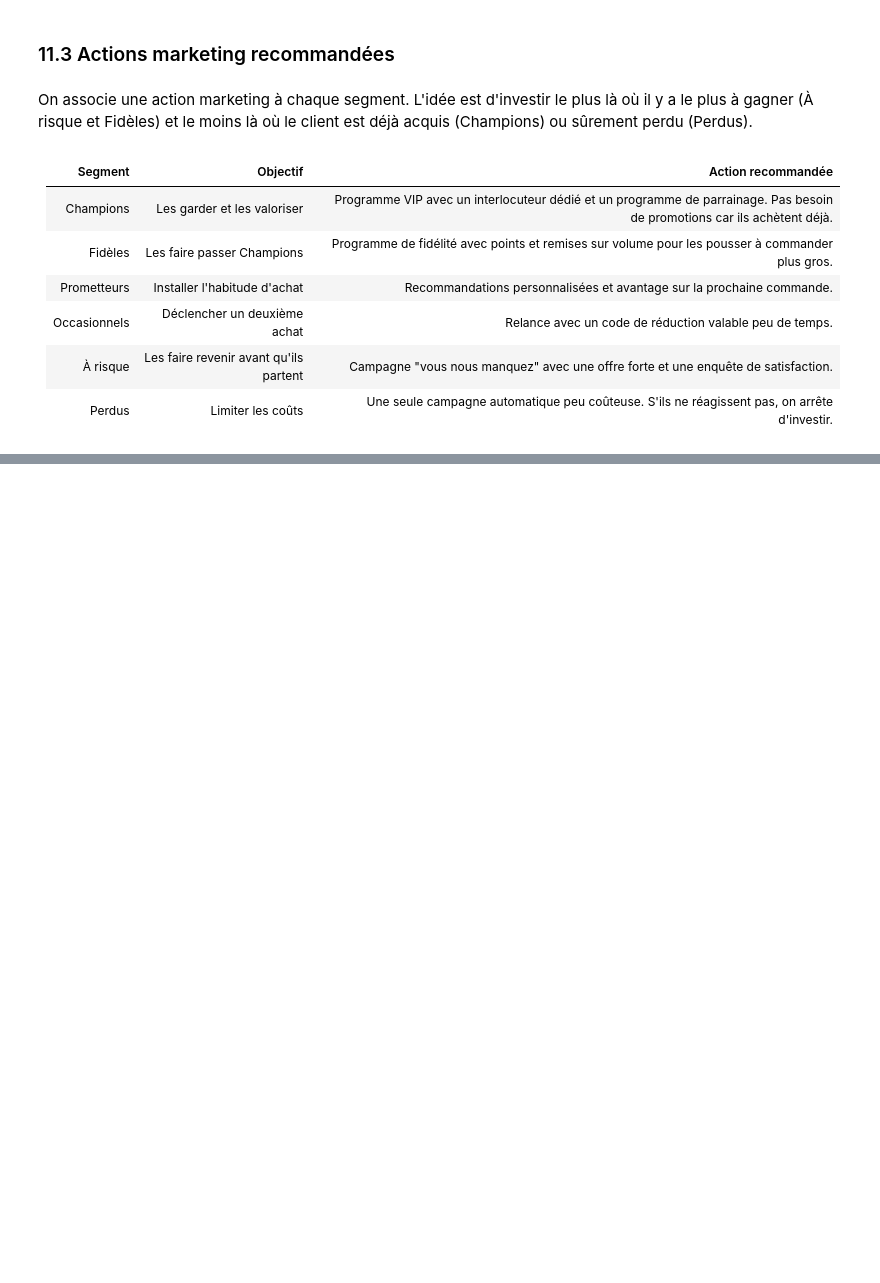
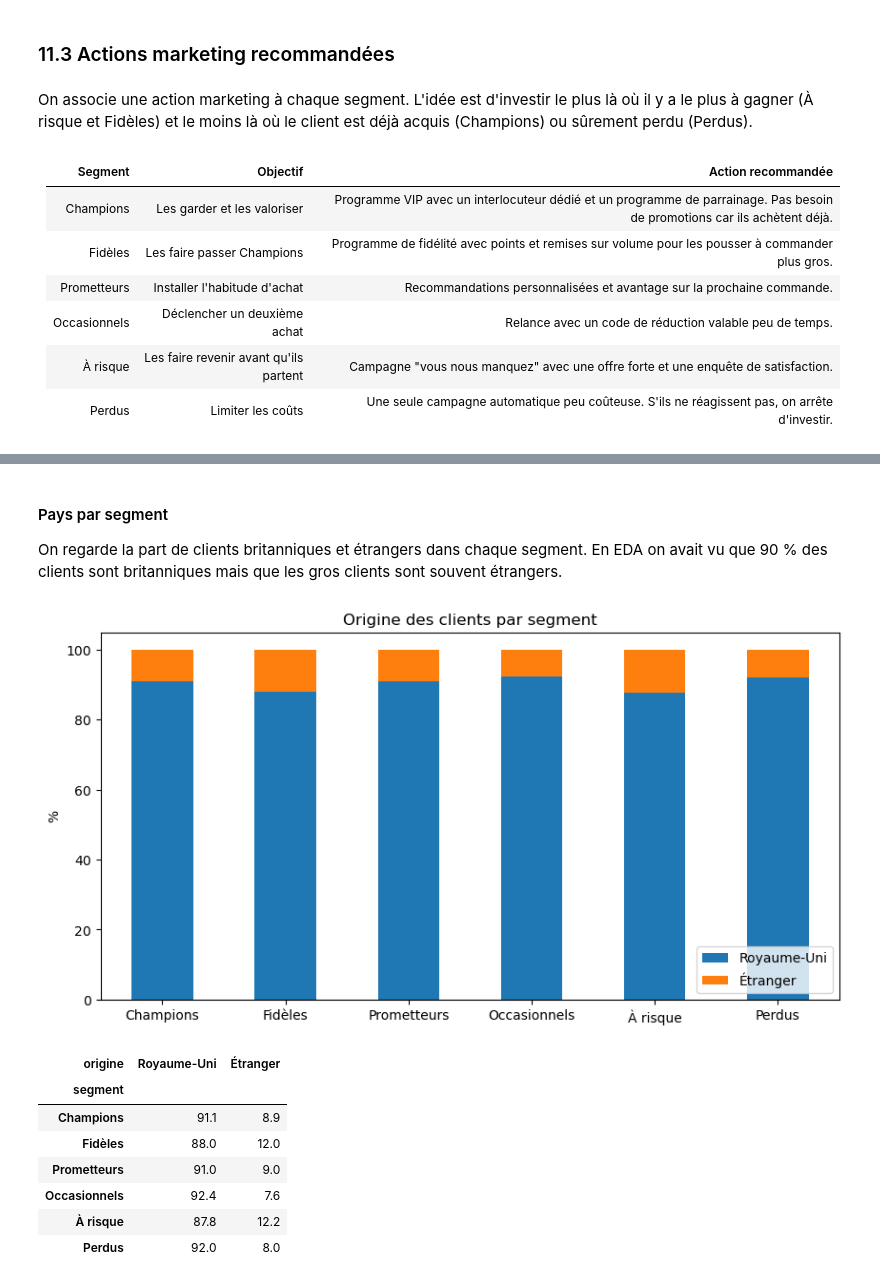
Before and after one commit to Zohair69/globalshop-rfm, a Jupyter notebook: notebooks/online_retail_clustering_rfm.ipynb, the cells around one changed output, grey strips where cells are left out. Cells and saved outputs as stored; diff of their text form; code cells hidden in the pictures; blank space fills up the shorter version.

```diff
--- a/notebooks/online_retail_clustering_rfm.ipynb
+++ b/notebooks/online_retail_clustering_rfm.ipynb
@@ -1880,0 +2008,28 @@ On associe une action marketing à chaque segment. L'idée est d'investir le plu
+# %% [markdown]
+#### Pays par segment
+On regarde la part de clients britanniques et étrangers dans chaque segment. En EDA on avait vu que 90 % des clients sont britanniques mais que les gros clients sont souvent étrangers.
+# %%
+# Part de clients britanniques et étrangers dans chaque segment, en barres empilées
+clients_pays = rfm[["segment"]].join(pays_client)
+clients_pays["origine"] = np.where(clients_pays["pays"] == "United Kingdom", "Royaume-Uni", "Étranger")
+
+repartition = (pd.crosstab(clients_pays["segment"], clients_pays["origine"], normalize="index") * 100).loc[ordre].round(1)
+
+repartition[["Royaume-Uni", "Étranger"]].plot(kind="bar", stacked=True, figsize=(10, 5), rot=0)
+plt.title("Origine des clients par segment")
+plt.ylabel("%")
+plt.xlabel("")
+plt.legend(loc="lower right")
+plt.show()
+
+repartition
+# %% [output]
+[figure, added]
+| origine | Royaume-Uni | Étranger |
+| segment |  |  |
+| Champions | 91.1 | 8.9 |
+| Fidèles | 88.0 | 12.0 |
+| Prometteurs | 91.0 | 9.0 |
+| Occasionnels | 92.4 | 7.6 |
+| À risque | 87.8 | 12.2 |
+| Perdus | 92.0 | 8.0 |
```
Also changed, not shown: parts of 10 cells of this notebook.
